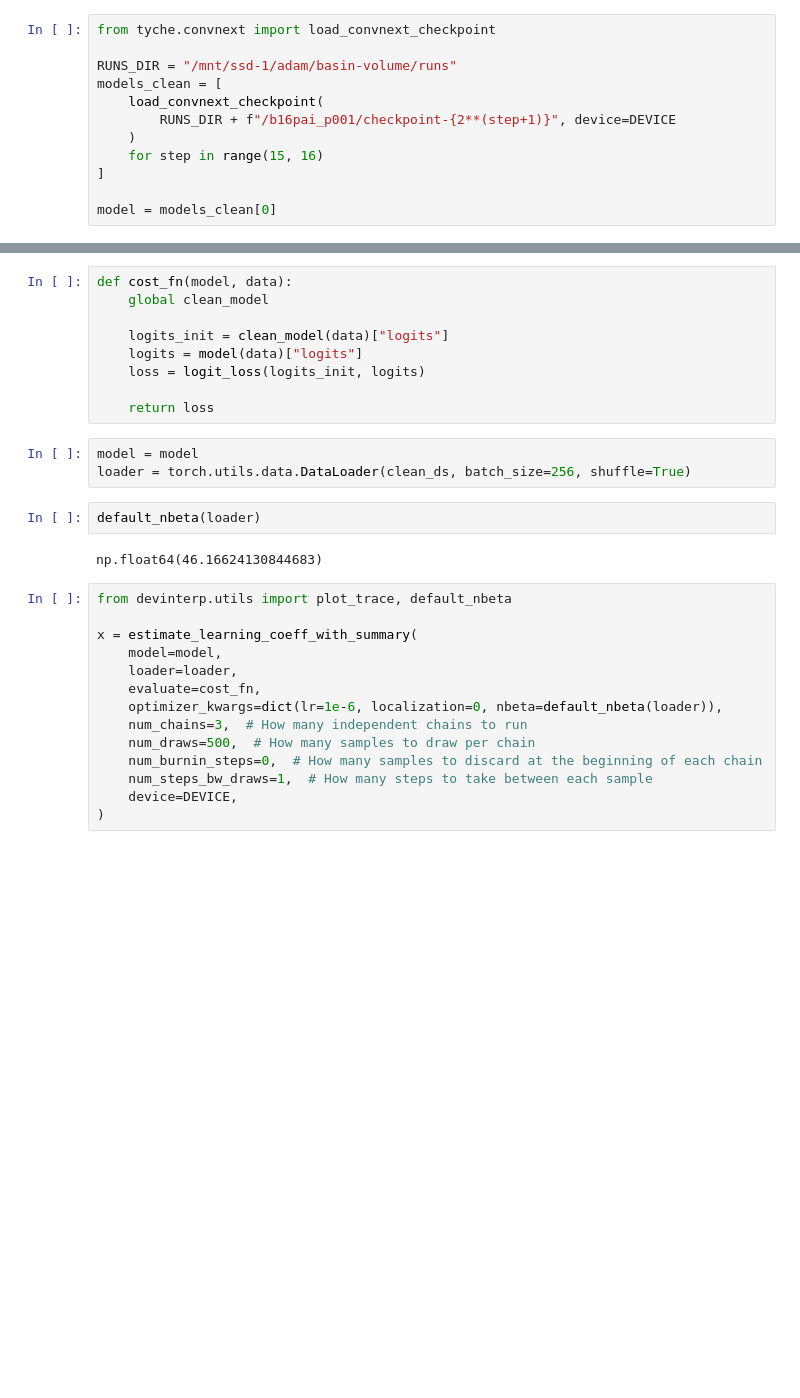
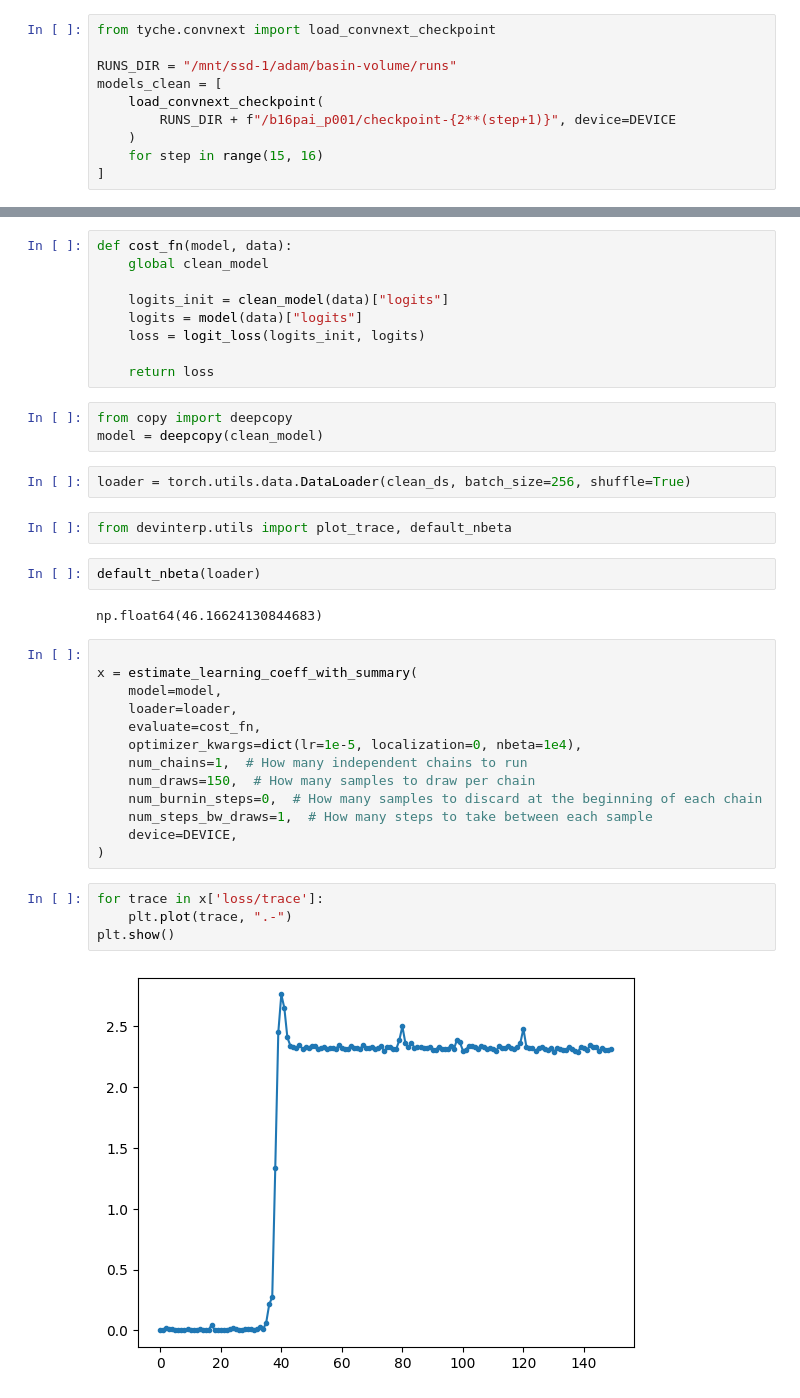
Before and after one commit to EleutherAI/tyche, a Jupyter notebook: notebooks/sgld_devinterp.ipynb, the cells around one changed output, grey strips where cells are left out. Saved outputs shown, nothing was run; the diff lists cells and outputs as text; blank space fills up the shorter version.

Commit message:
our task with devinterp

```diff
--- a/notebooks/sgld_devinterp.ipynb
+++ b/notebooks/sgld_devinterp.ipynb
@@ -255,8 +256,6 @@ models_clean = [
     )
     for step in range(15, 16)
 ]
-
-model = models_clean[0]
 # %%
 from tyche.convnext import load_cifar10_splits_dict
 
@@ -302,24 +301,33 @@ def cost_fn(model, data):
     loss = logit_loss(logits_init, logits)
 
     return loss
+# %%
+from copy import deepcopy
+model = deepcopy(clean_model)
 # %%
-model = model
 loader = torch.utils.data.DataLoader(clean_ds, batch_size=256, shuffle=True)
+# %%
+from devinterp.utils import plot_trace, default_nbeta
 # %%
 default_nbeta(loader)
 # %% [output]
 np.float64(46.16624130844683)
 # %%
-from devinterp.utils import plot_trace, default_nbeta
 
 x = estimate_learning_coeff_with_summary(
     model=model,
     loader=loader,
     evaluate=cost_fn,
-    optimizer_kwargs=dict(lr=1e-6, localization=0, nbeta=default_nbeta(loader)),
-    num_chains=3,  # How many independent chains to run
-    num_draws=500,  # How many samples to draw per chain
+    optimizer_kwargs=dict(lr=1e-5, localization=0, nbeta=1e4),
+    num_chains=1,  # How many independent chains to run
+    num_draws=150,  # How many samples to draw per chain
     num_burnin_steps=0,  # How many samples to discard at the beginning of each chain
     num_steps_bw_draws=1,  # How many steps to take between each sample
     device=DEVICE,
 )
+# %%
+for trace in x['loss/trace']:
+    plt.plot(trace, ".-")
+plt.show()
+# %% [output]
+[figure, added]
```
Also changed, not shown: parts of 9 cells of this notebook, 1 other file.
